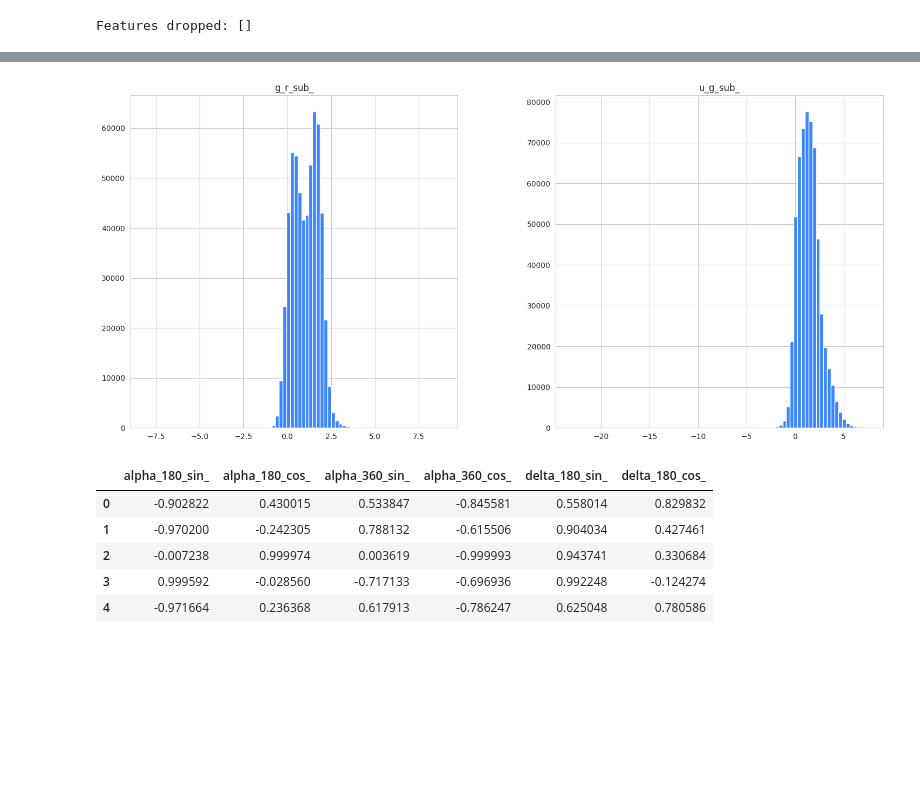
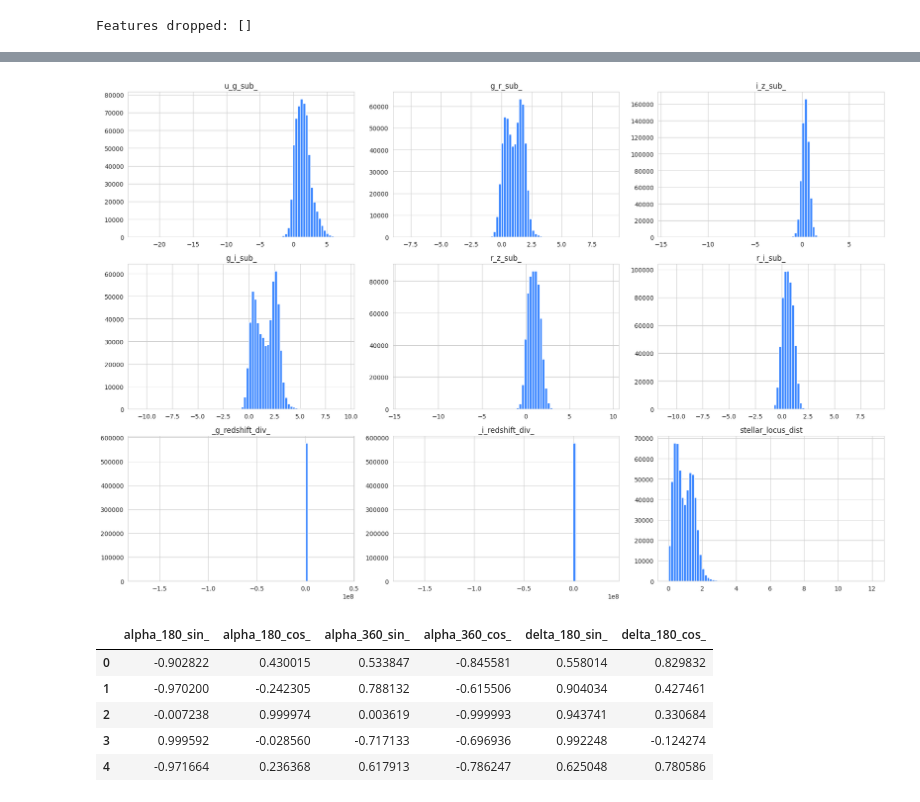
Before and after one commit to coded-sly/ps6e6-Stellar-Class, a Jupyter notebook: ps6e6-scikeras-calibrated-stellar.ipynb, the cells around one changed output, grey strips where cells are left out. Drawn from its saved outputs; the diff is of its cells as text; code cells hidden in the pictures; blank space fills up the shorter version.

Commit message:
Kaggle Notebook | ps6e6 | SciKeras_Calib | Stellar ✨ | v1_fe_use_bias_True

```diff
--- a/ps6e6-scikeras-calibrated-stellar.ipynb
+++ b/ps6e6-scikeras-calibrated-stellar.ipynb
@@ -473,22 +473,30 @@ Features dropped: []
 ## -- Arithmetic interaction --
 # u - g, g - r, r - i, i - z
 
+# ('u', 'g'),
+# ('g', 'r'),
+# ('i', 'z'),
+# ('g', 'i'),
+# ('r', 'z')
+
 for df in tqdm([train, test, orig]):
+    df['u_g_sub_'] = df['u'] - df['g']
     df['g_r_sub_'] = df['g'] - df['r']
-    df['u_g_sub_'] = df['u'] - df['g']
-    # df['i_z_sub_'] = df['i'] - df['z']
-    # df['u_r_sub_'] = df['u'] - df['r']
-    # df['u_r_sub_'] = df['u'] - df['r']
-    # df['stellar_locus_dist'] = np.sqrt((df['g_r_sub_'] - 0.52)**2 + (df['r_i_sub_'] - 0.25)**2)
-    # df['_g_/_redshift'] = (df['g'] / (df['redshift'] + 1e-6)).astype('float32')
-    # df['_i_/_redshift'] = (df['i'] / (df['redshift'] + 1e-6)).astype('float32')
-    # for c1, c2 in tqdm(list(itertools.product(['u'], ['g', 'r'])), desc='One-to-Many'):
 
-    # for band in bands:
-    #     b_col = f"_{band}_/_redshift"
-    #     df[b_col] = (df[band] / (df['redshift'].abs() + 1e-6)).astype('float32')
-    #     color_bands.append(b_col)
+    df['i_z_sub_'] = df['i'] - df['z']
+    df['g_i_sub_'] = df['g'] - df['i']
+    df['r_z_sub_'] = df['r'] - df['z']
 
-color_bands = [c for c in train.columns if c.endswith('_sub_')]
+    df['r_i_sub_'] = df['r'] - df['i']
+
+    df['stellar_locus_dist'] = np.sqrt((df['g_r_sub_'] - 0.52)**2 + (df['r_i_sub_'] - 0.25)**2)
+
+    for band in ['g', 'i']:
+        b_col = f"_{band}_redshift_div_"
+        df[b_col] = df[band] / (df['redshift'] + 1e-6)
+
+color_bands = [c for c in train.columns if c.endswith('_sub_') or c.endswith('_div_')]
+color_bands.append('stellar_locus_dist')
+
 train[color_bands].describe()
 # %% [output]
@@ -504,8 +512,9 @@ train[color_bands].describe()
 # %%
-train[color_bands].hist(bins=80, figsize=(18, 8))
+train[color_bands].hist(bins=80, figsize=(18, 12))
+plt.tight_layout()
 plt.show()
 # %% [output]
-[figure, old version]
+[figure, new version]
 # %%
 ## -- Cyclic encoding --
 
```
Also changed, not shown: parts of 16 cells of this notebook.
